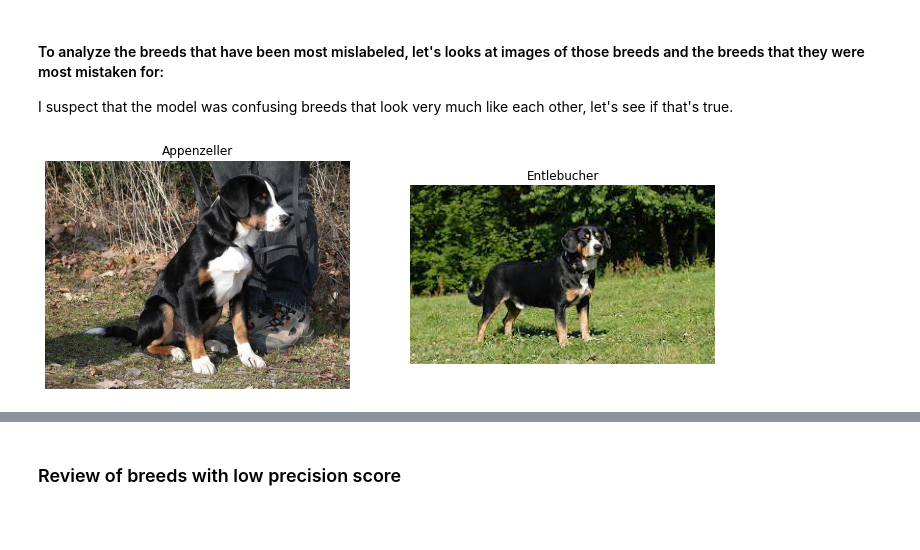
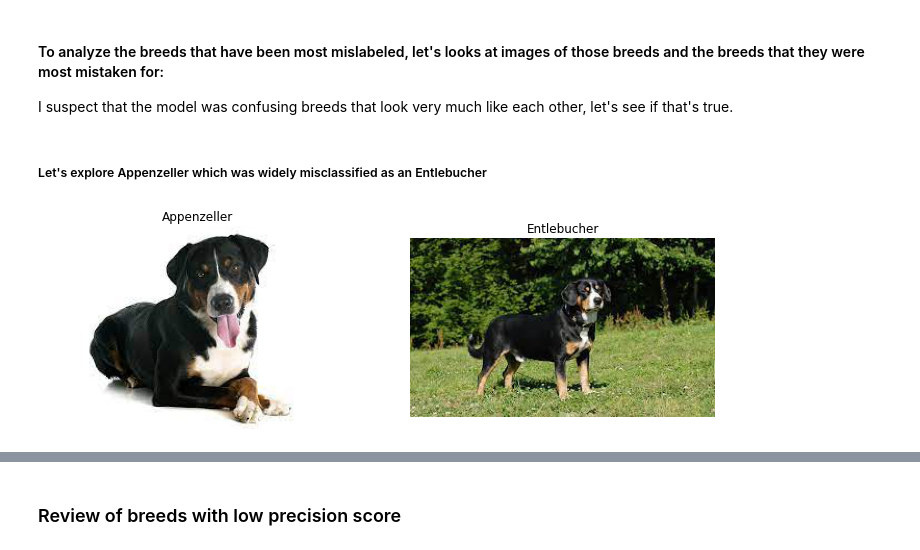
Before and after one commit to lgonzal6/dog_breed_classifier, a Jupyter notebook: Model Metrics Anlysis.ipynb, the cells around one changed output, grey strips where cells are left out. Saved outputs shown, nothing was run; the diff lists cells and outputs as text; code cells hidden in the pictures; blank space fills up the shorter version.

```diff
--- a/Model Metrics Anlysis.ipynb
+++ b/Model Metrics Anlysis.ipynb
@@ -166,15 +173,13 @@ I suspect that the model was confusing breeds that look very much like each othe
 # %%
-img1 = load_img('./Testing_images/Appenzeller/001.jpg')
-img2 = load_img('./Testing_images/Entlebucher/001.jpg')
-images = [img, img2]
+# img1 = load_img('./Testing_images/Appenzeller/001.jpg')
+# img2 = load_img('./Testing_images/Entlebucher/001.jpg')
+# images = [img, img2]
 # %%
-f, axarr = plt.subplots(1,2, figsize=(12,12))
-axarr[0].imshow(images[0])
-axarr[0].set_title('Appenzeller')
-axarr[0].axis('off')
+# f, axarr = plt.subplots(1,2, figsize=(12,12))
+# axarr[0].imshow(images[0])
+# axarr[0].set_title('Appenzeller')
+# axarr[0].axis('off')
 
-axarr[1].imshow(images[1])
-axarr[1].set_title('Entlebucher')
-axarr[1].axis('off');
+# axarr[1].imshow(images[1])
+# axarr[1].set_title('Entlebucher')
+# axarr[1].axis('off');
-# %% [output]
-[figure, removed]
@@ -187,0 +186,23 @@ plt.show()
+# %%
+mislabeled_imgs = []
+
+for key, value in low_recall_dict.items():
+    img1 = load_img('./Testing_images/'+ key + '/001.jpg')
+    img2 = load_img('./Testing_images/'+ value + '/001.jpg')
+    mislabeled_imgs.append([img1, img2])
+# %%
+def print_pair(image_list, title1, title2):
+    f, axarr = plt.subplots(1,2, figsize=(12,12))
+    axarr[0].imshow(image_list[0])
+    axarr[0].set_title(title1)
+    axarr[0].axis('off')
+
+    axarr[1].imshow(image_list[1])
+    axarr[1].set_title(title2)
+    axarr[1].axis('off');
+# %% [markdown]
+##### Let's explore Appenzeller which was widely misclassified as an Entlebucher
+# %%
+print_pair(mislabeled_imgs[0], 'Appenzeller', 'Entlebucher')
+# %% [output]
+[figure, added]
```
Also changed, not shown: parts of 14 cells of this notebook, 15 other files.
